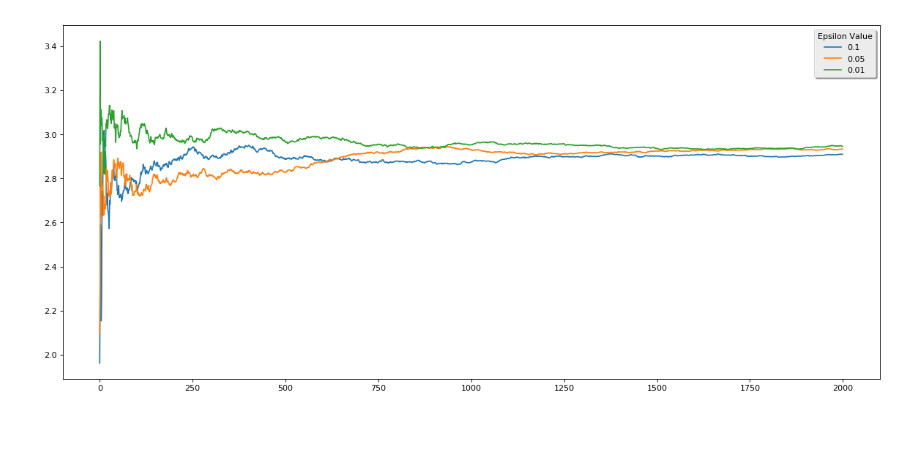
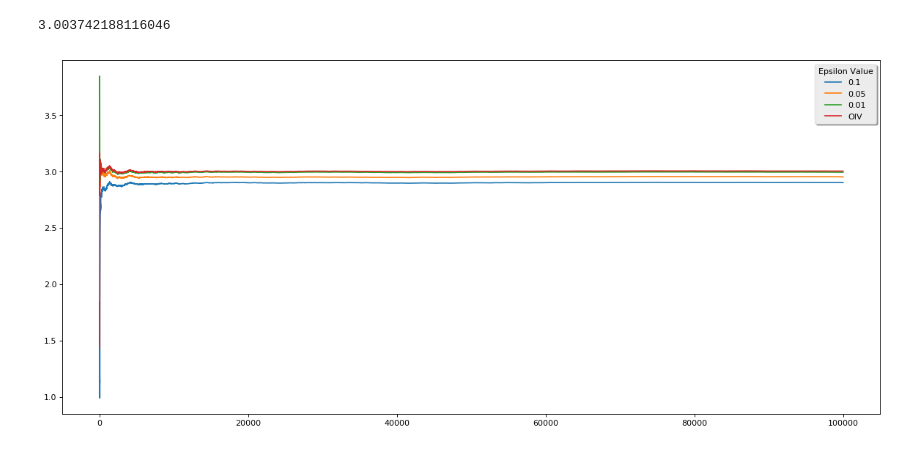
Before and after one commit to jamesmcm/udemy_ml, a Jupyter notebook: rl_python/1_bandits.ipynb, the cells around one changed output. Drawn from its saved outputs; the diff is of its cells as text; code cells hidden in the pictures.

```diff
--- a/rl_python/1_bandits.ipynb
+++ b/rl_python/1_bandits.ipynb
@@ -8,11 +8,11 @@ def calc_mean(old_mean, n, v):
     return (((n-1)*old_mean)/n) + (v/n)
 
 class Bandit(object):
-    def __init__(self, mean=0, std=1):
+    def __init__(self, mean=0, std=1, init_avg = 0):
         self.mean = mean
         self.std = std
         self.num_pulls = 0
-        self.pull_average = 0
+        self.pull_average = init_avg
 
     def pull(self, history=True):
         r = np.random.normal(self.mean, self.std)
@@ -21,33 +21,43 @@ class Bandit(object):
             self.pull_average = calc_mean(self.pull_average, self.num_pulls, r)
         return r
 
-random.seed= 23422
-bandits = [Bandit(1), Bandit(2), Bandit(3)]
-num_bandits = len(bandits)
-epslist = [0.1, 0.05, 0.01]
-meanlists = []
-N = 2000
-for eps in epslist:
+def run_experiment(bandits, eps, N, seed=1):
+    random.seed(seed)
+    np.random.seed(seed)
+    num_bandits = len(bandits)
     totalmean = 0
     totalmeans = []
     for i in range(N):
         x = random.random()
-        if x>0.1:
+        if x>eps:
             b = np.argmax([z.pull_average for z in bandits])
         else:
             b = random.randint(0,num_bandits-1)
         r = bandits[b].pull()
         totalmean = calc_mean(totalmean, i+1, r)
         totalmeans.append(totalmean)
-    meanlists.append(totalmeans)
+    return(totalmeans)
+
+bandits = [Bandit(1.0), Bandit(2.0), Bandit(3.0)]
+banditsop = [Bandit(1.0, init_avg=10), Bandit(2.0, init_avg=10), Bandit(3.0, init_avg=10)]
+
+epslist = [0.1, 0.05, 0.01]
+N = 100000
+meanlists = []
+for eps in epslist:
+    meanlists.append(run_experiment(bandits, eps, N,seed= 5))
+meanlists.append(run_experiment(banditsop, -1, N, seed=5))
 # %%
 fig=plt.figure(figsize=(18, 8), dpi= 80, facecolor='w', edgecolor='k')
 
 for i in range(len(epslist)):
     plt.plot( list(range(N)), meanlists[i], label = str(epslist[i]))
+plt.plot(list(range(N)), meanlists[3], label='OIV')
 
 plt.legend(shadow=True, fancybox=True, title="Epsilon Value")
 
+print(meanlists[3][-1])
 plt.show()
 # %% [output]
+3.003742188116046
-[figure, old version]
+[figure, new version]
```
Also changed, not shown: parts of 2 cells of this notebook.
